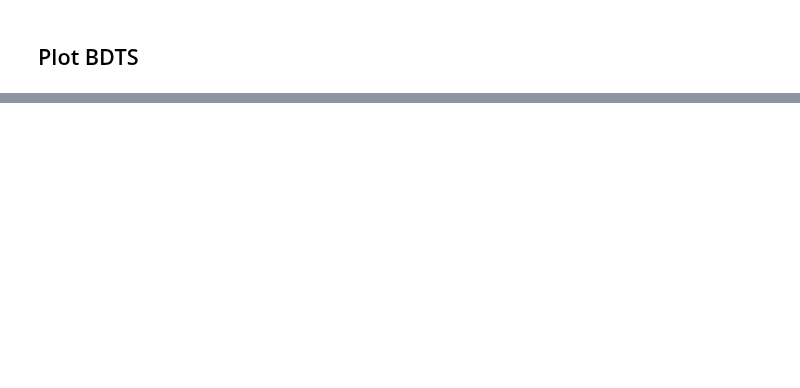
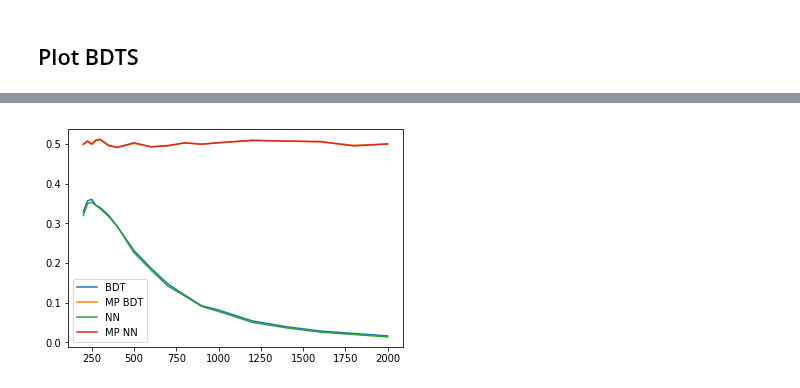
Before and after one commit to asalvadorsalas/HplusML, a Jupyter notebook: trainall/PlotAllRegions.ipynb, the cells around one changed output, grey strips where cells are left out. Drawn from its saved outputs; the diff is of its cells as text; code cells hidden in the pictures; blank space fills up the shorter version.

```diff
--- a/trainall/PlotAllRegions.ipynb
+++ b/trainall/PlotAllRegions.ipynb
@@ -156,0 +183,16 @@ plt.show()
+# %%
+#print("BDT:",roc_aucs_bdt)
+#print("MPBDT:",roc_aucs_mpbdt)
+#print("NN:",roc_aucs_nn)
+#print("MPNN:",roc_aucs_mpnn)
+import matplotlib.pyplot as plt
+region="INC_ge6jge4b"
+#print (roc_aucs_bdt)
+plt.plot(hpmasses,roc_aucs_bdt[region][0],label="BDT")
+plt.plot(hpmasses,roc_aucs_mpbdt[region][0],label="MP BDT")
+plt.plot(hpmasses,roc_aucs_nn[region][0],label="NN")
+plt.plot(hpmasses,roc_aucs_mpnn[region][0],label="MP NN")
+plt.legend()
+plt.show()
+# %% [output]
+[figure, added]
```
Also changed, not shown: parts of 17 cells of this notebook, 54 other files.
